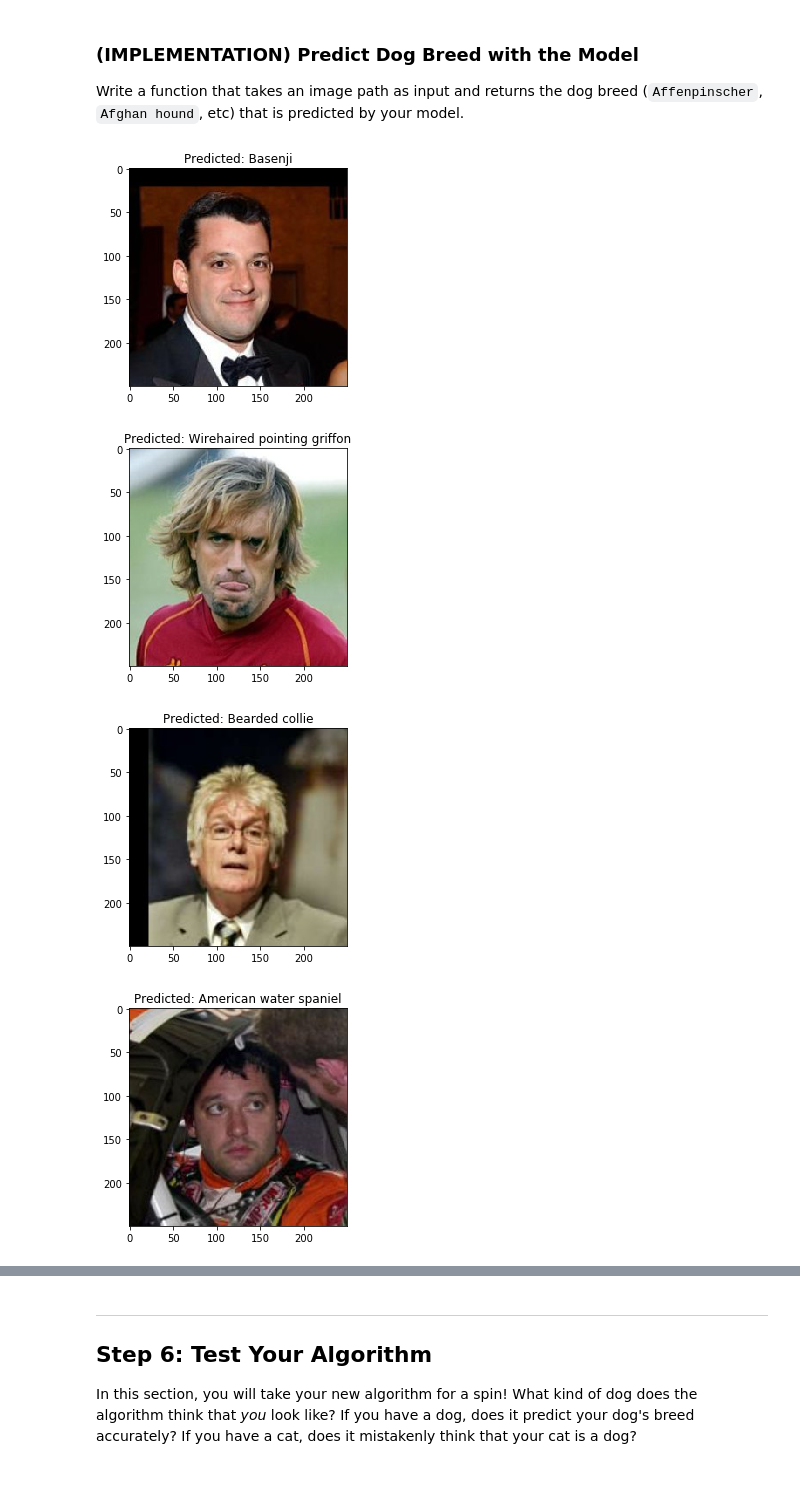
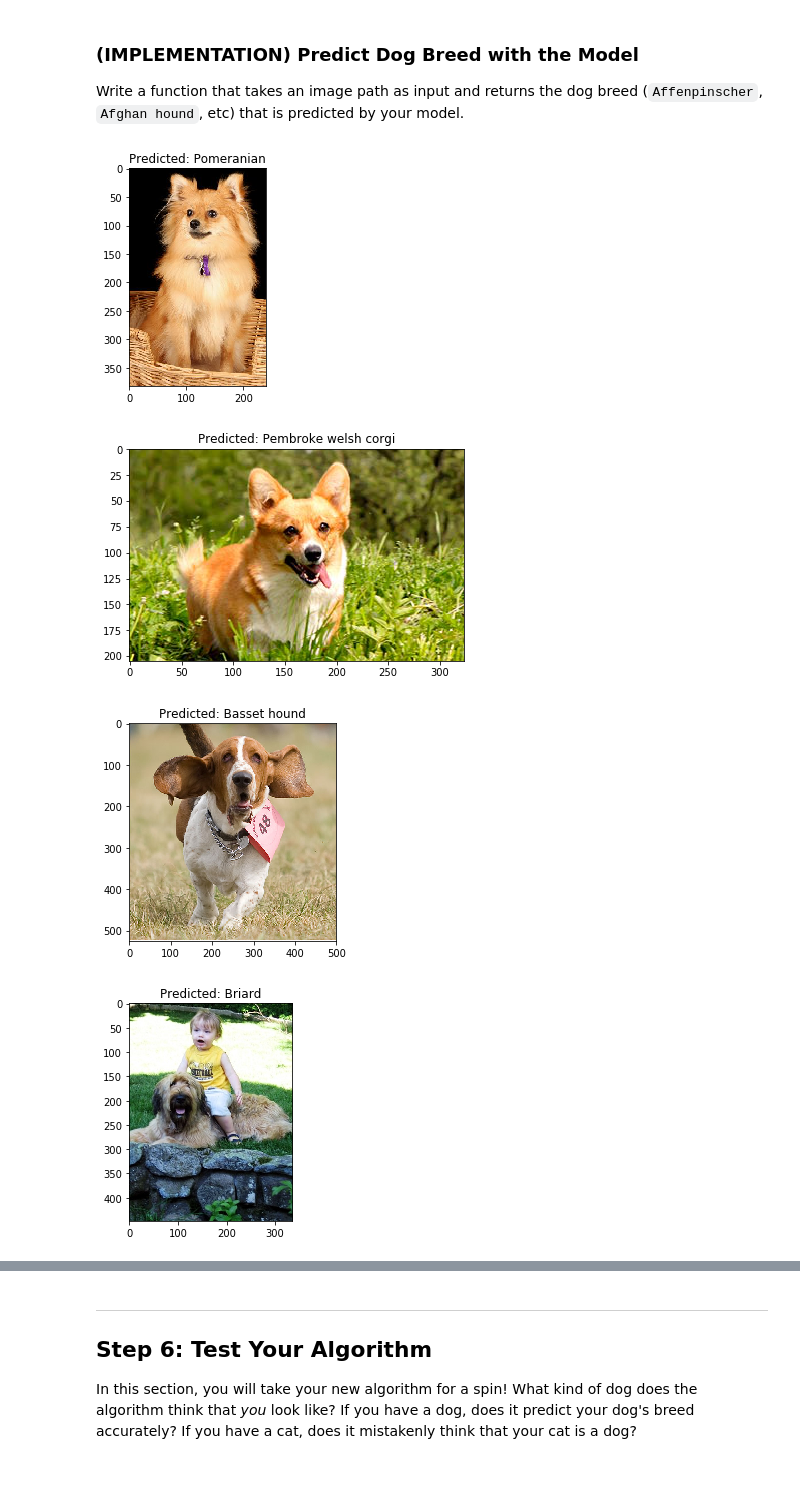
Before and after one commit to kondra50/dog_breed_classification, a Jupyter notebook: dog_app.ipynb, the cells around one changed output, grey strips where cells are left out. Cells and saved outputs as stored; diff of their text form; code cells hidden in the pictures.

```diff
--- a/dog_app.ipynb
+++ b/dog_app.ipynb
@@ -696,0 +742,6 @@ __Answer:__
+# %%
+model_transfer.fc = nn.Linear(model_transfer.fc.in_features,n_classes)
+# Initialize the weights of the new layer
+nn.init.kaiming_normal_(model_transfer.fc.weight, nonlinearity='relu')
+# Transfer to GPU
+model_transfer = model_transfer.to(device)
@@ -699,10 +753,14 @@ __Answer:__
 
 Use the next code cell to specify a [loss function](http://pytorch.org/docs/master/nn.html#loss-functions) and [optimizer](http://pytorch.org/docs/master/optim.html).  Save the chosen loss function as `criterion_transfer`, and the optimizer as `optimizer_transfer` below.
 # %%
-criterion_transfer = nn.CrossEntropyLoss()
+#criterion_transfer = nn.CrossEntropyLoss()
 
 # for VGG 19
-optimizer_transfer = optim.SGD(filter(lambda p: p.requires_grad,model_transfer.parameters()), lr=param_learning_rate)
+#optimizer_transfer = optim.SGD(filter(lambda p: p.requires_grad,model_transfer.parameters()), lr=param_learning_rate)
+
+criterion_transfer = nn.CrossEntropyLoss()
+optimizer_transfer = optim.Adam(model_transfer.parameters(),0.001)
+scheduler_transfer = ReduceLROnPlateau(optimizer_transfer, 'min', verbose = True, factor = 0.5, patience = 7)
 # %% [markdown]
 ### (IMPLEMENTATION) Train and Validate the Model
 
@@ -710,12 +768,12 @@ Train and validate your model in the code cell below.  [Save the final model par
 # %%
 # train the model
 #model_transfer = # train(n_epochs, loaders_transfer, model_transfer, optimizer_transfer, criterion_transfer, use_cuda, 'model_transfer.pt')
-param_epochs = 50
-train(param_epochs, loaders_transfer, model_transfer, optimizer_transfer,
-                       criterion_transfer, use_cuda, 'model_transfer.pt')
+#param_epochs = 10
+#train(param_epochs, loaders_transfer, model_transfer, optimizer_transfer,
+                      # criterion_transfer, use_cuda, 'model_transfer.pt')
 # load the model that got the best validation accuracy (uncomment the line below)
 model_transfer.load_state_dict(torch.load('model_transfer.pt'))
 #model_transfer.load_state_dict(torch.load('model_transfer.pt'))
-model_transfer = train(10, loaders_transfer, model_transfer, optimizer_transfer,
+model_transfer = train(50, loaders_transfer, model_transfer, optimizer_transfer,
                        criterion_transfer, use_cuda, 'model_transfer.pt')
 # %% [output]
@@ -763,8 +817,8 @@ def process_image_to_tensor(image):
     You can use the following transform to normalize:
     '''
     # define transforms for the training data and testing data
-    prediction_transforms = transforms.Compose([transforms.Resize(param_transform_resize),
-                                          transforms.CenterCrop(param_transform_crop),
+    prediction_transforms = transforms.Compose([transforms.Resize(transform_resize),
+                                          transforms.CenterCrop(transform_crop),
                                           transforms.ToTensor(),
                                           transforms.Normalize([0.485, 0.456, 0.406],
                                                                [0.229, 0.224, 0.225])])
@@ -786,38 +840,38 @@ class_names = [item[4:].replace("_", " ") for item in train_data.classes]
 def predict_breed_transfer(img_path):
 
     # load the image and return the predicted breed
     image_tensor = process_image_to_tensor(img_path)
 
     # move model inputs to cuda, if GPU available
     if use_cuda:
         image_tensor = image_tensor.cuda()
 
     # get sample outputs
     output = model_transfer(image_tensor)
     # convert output probabilities to predicted class
     _, preds_tensor = torch.max(output, 1)
     pred = np.squeeze(preds_tensor.numpy()) if not use_cuda else np.squeeze(preds_tensor.cpu().numpy())
 
     return class_names[pred]
 
 
 def display_image(img_path, title="Title"):
     image = Image.open(img_path)
     plt.title(title)
     plt.imshow(image)
     plt.show()
     h
 import random
 from PIL import Image, ImageFile
 
-for image in random.sample(list(human_files_short), 4):
+for image in random.sample(list(dog_files_short), 4):
     predicted_breed = predict_breed_transfer(image)
     display_image(image, title="Predicted: {}".format(predicted_breed) )
 # %% [output]
-[figure, old version]
+[figure, new version]
-[figure, old version]
+[figure, new version]
-[figure, old version]
+[figure, new version]
-[figure, old version]
+[figure, new version]
 # %% [markdown]
 ---
 <a id='step5'></a>
```
Also changed, not shown: parts of 48 cells of this notebook.
